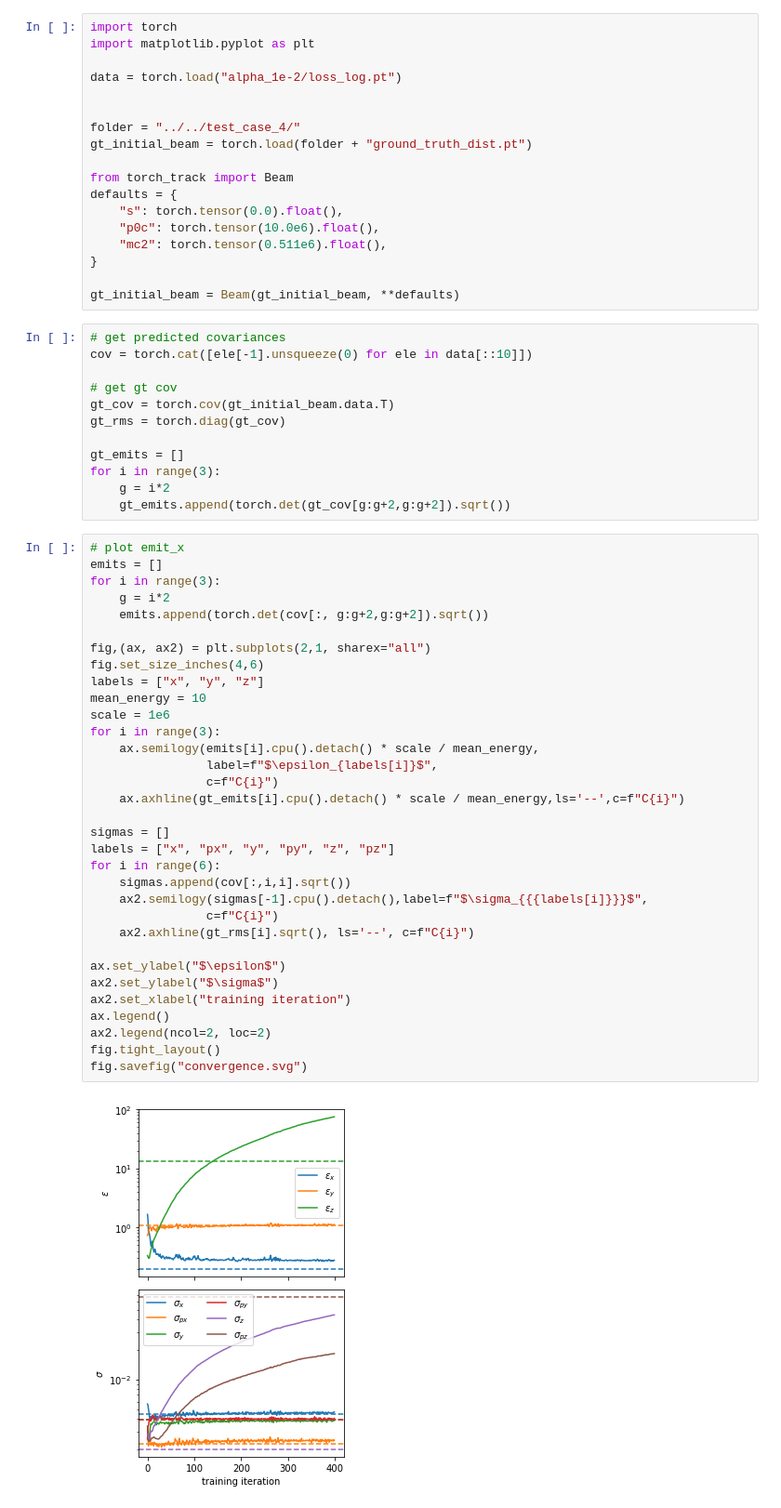
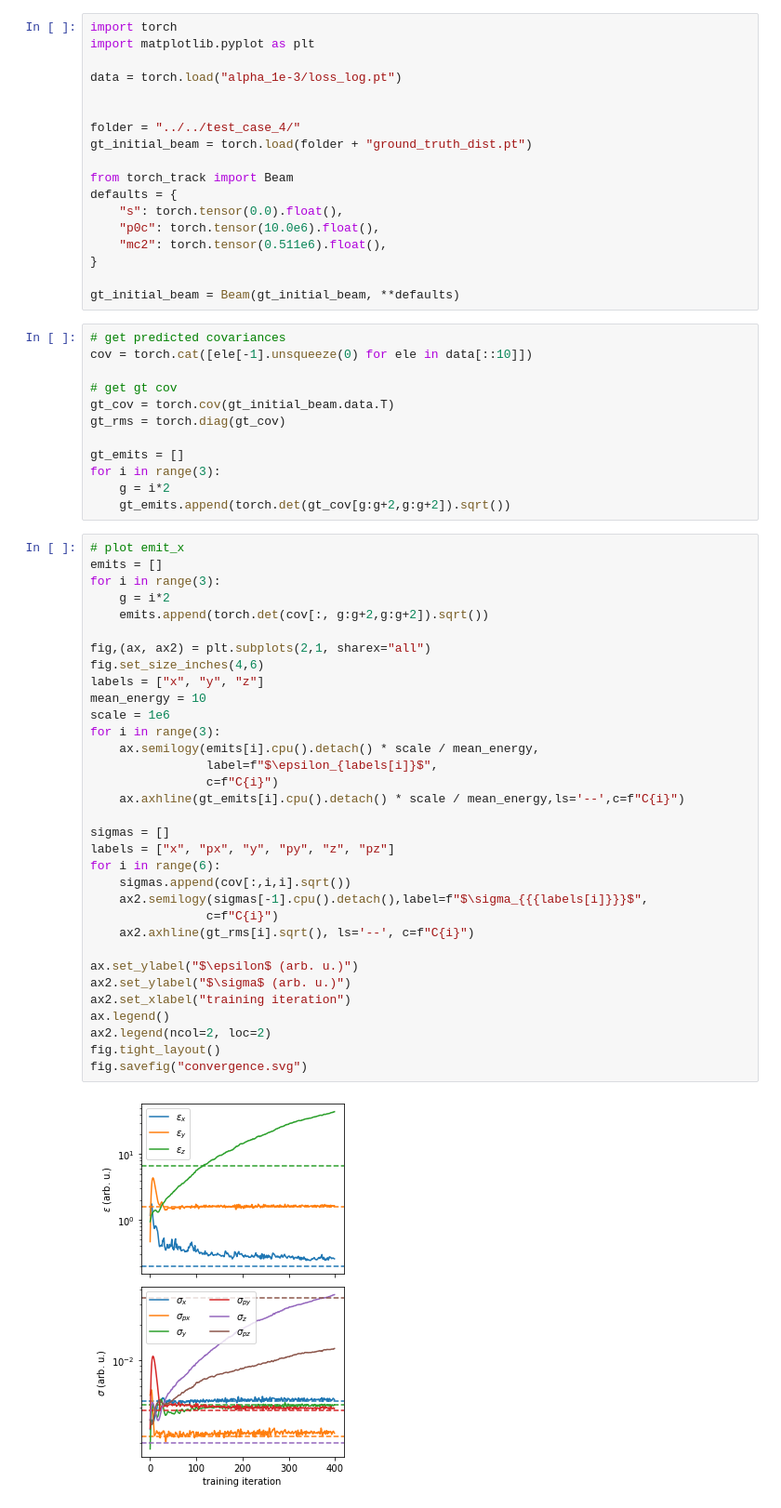
Before and after one commit to roussel-ryan/gpsr, a Jupyter notebook: modeling_experiments/max_entropy/analysis_convergence.ipynb, the cells around one changed output. Shown at 93% size. Drawn from its saved outputs; the diff is of its cells as text.

```diff
--- a/modeling_experiments/max_entropy/analysis_convergence.ipynb
+++ b/modeling_experiments/max_entropy/analysis_convergence.ipynb
@@ -2,7 +2,7 @@
 import torch
 import matplotlib.pyplot as plt
 
-data = torch.load("alpha_1e-2/loss_log.pt")
+data = torch.load("alpha_1e-3/loss_log.pt")
 
 
 folder = "../../test_case_4/"
@@ -33,36 +33,36 @@ for i in range(3):
 emits = []
 for i in range(3):
     g = i*2
     emits.append(torch.det(cov[:, g:g+2,g:g+2]).sqrt())
 
 fig,(ax, ax2) = plt.subplots(2,1, sharex="all")
 fig.set_size_inches(4,6)
 labels = ["x", "y", "z"]
 mean_energy = 10
 scale = 1e6
 for i in range(3):
     ax.semilogy(emits[i].cpu().detach() * scale / mean_energy,
                 label=f"$\epsilon_{labels[i]}$",
                 c=f"C{i}")
     ax.axhline(gt_emits[i].cpu().detach() * scale / mean_energy,ls='--',c=f"C{i}")
 
 sigmas = []
 labels = ["x", "px", "y", "py", "z", "pz"]
 for i in range(6):
     sigmas.append(cov[:,i,i].sqrt())
     ax2.semilogy(sigmas[-1].cpu().detach(),label=f"$\sigma_{{{labels[i]}}}$",
                 c=f"C{i}")
     ax2.axhline(gt_rms[i].sqrt(), ls='--', c=f"C{i}")
 
-ax.set_ylabel("$\epsilon$")
-ax2.set_ylabel("$\sigma$")
+ax.set_ylabel("$\epsilon$ (arb. u.)")
+ax2.set_ylabel("$\sigma$ (arb. u.)")
 ax2.set_xlabel("training iteration")
 ax.legend()
 ax2.legend(ncol=2, loc=2)
 fig.tight_layout()
 fig.savefig("convergence.svg")
 # %% [output]
-[figure, old version]
+[figure, new version]
 # %%
 sigmas = []
 fig,ax = plt.subplots()
```
Also changed, not shown: parts of 1 cell of this notebook, 7 other files.
